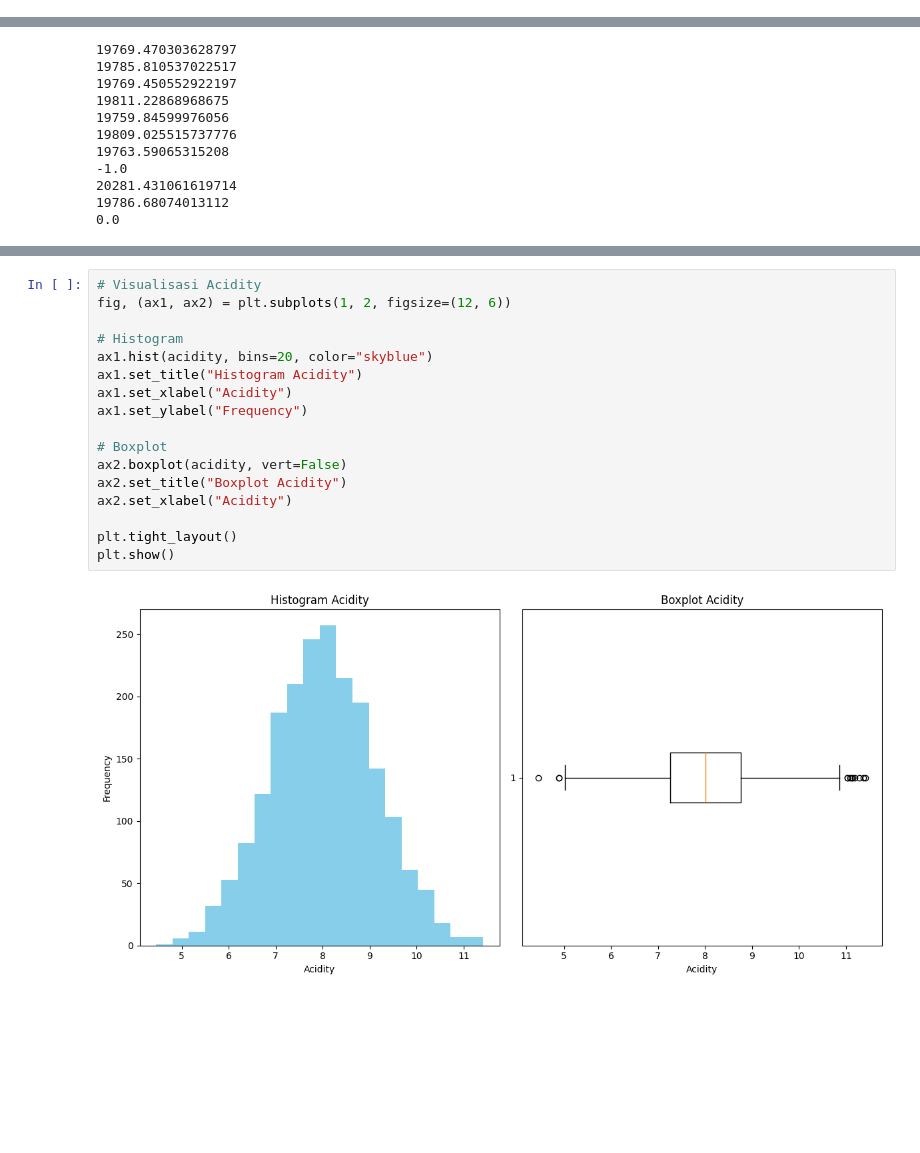
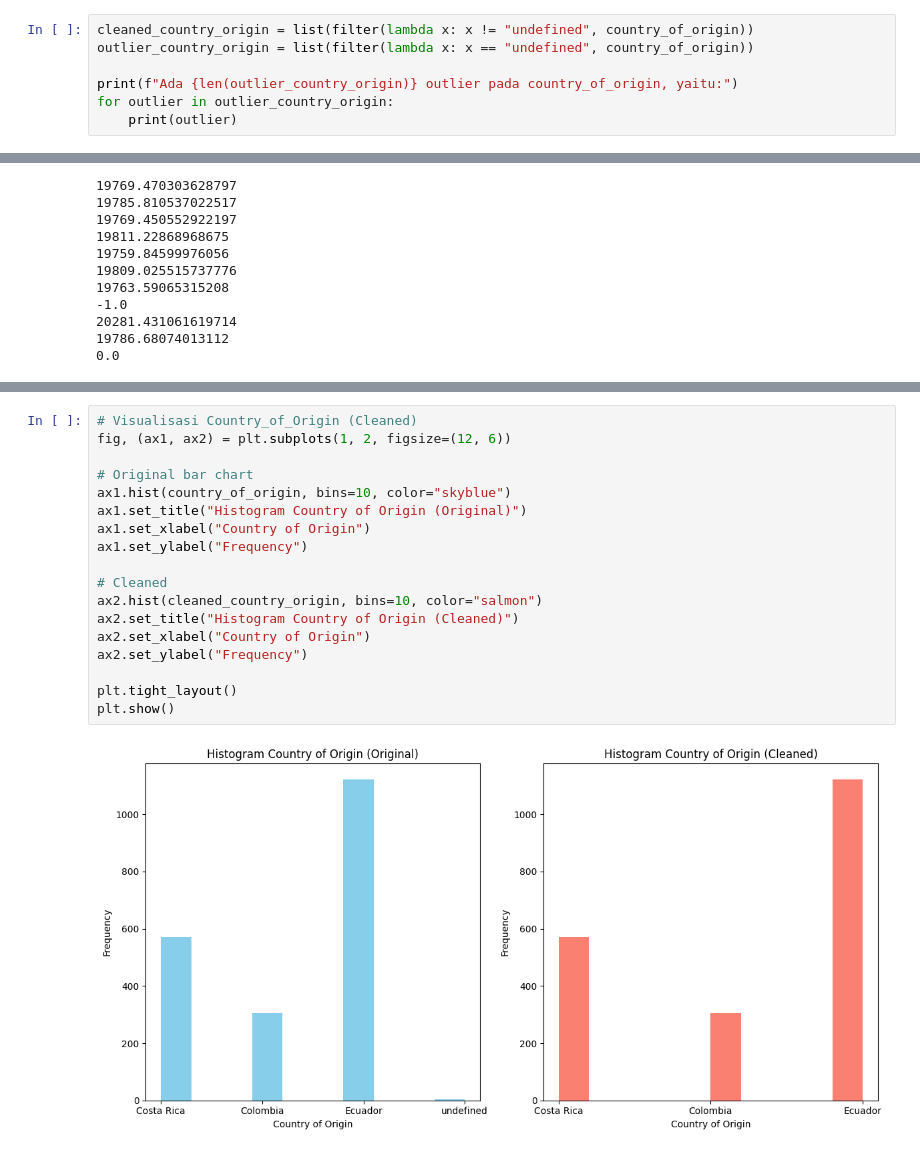
Before and after one commit to SandWithCheese/TubesProbstat, a Jupyter notebook: src/main.ipynb, the cells around one changed output, grey strips where cells are left out. Drawn from its saved outputs; the diff is of its cells as text; blank space fills up the shorter version.

```diff
--- a/src/main.ipynb
+++ b/src/main.ipynb
@@ -1198,0 +1197,7 @@ Untuk data Country_of_Origin tidak ada outlier karena merupakan bentuk data kate
+# %%
+cleaned_country_origin = list(filter(lambda x: x != "undefined", country_of_origin))
+outlier_country_origin = list(filter(lambda x: x == "undefined", country_of_origin))
+
+print(f"Ada {len(outlier_country_origin)} outlier pada country_of_origin, yaitu:")
+for outlier in outlier_country_origin:
+    print(outlier)
@@ -1262,20 +1502,21 @@ Ada 18 outlier pada price, yaitu:
 # %%
-# Visualisasi Acidity
+# Visualisasi Country_of_Origin (Cleaned)
 fig, (ax1, ax2) = plt.subplots(1, 2, figsize=(12, 6))
 
-# Histogram
-ax1.hist(acidity, bins=20, color="skyblue")
-ax1.set_title("Histogram Acidity")
-ax1.set_xlabel("Acidity")
+# Original bar chart
+ax1.hist(country_of_origin, bins=10, color="skyblue")
+ax1.set_title("Histogram Country of Origin (Original)")
+ax1.set_xlabel("Country of Origin")
 ax1.set_ylabel("Frequency")
 
-# Boxplot
-ax2.boxplot(acidity, vert=False)
-ax2.set_title("Boxplot Acidity")
-ax2.set_xlabel("Acidity")
+# Cleaned
+ax2.hist(cleaned_country_origin, bins=10, color="salmon")
+ax2.set_title("Histogram Country of Origin (Cleaned)")
+ax2.set_xlabel("Country of Origin")
+ax2.set_ylabel("Frequency")
 
 plt.tight_layout()
 plt.show()
 # %% [output]
-[figure, old version]
+[figure, new version]
 # %%
```
Also changed, not shown: parts of 26 cells of this notebook.
